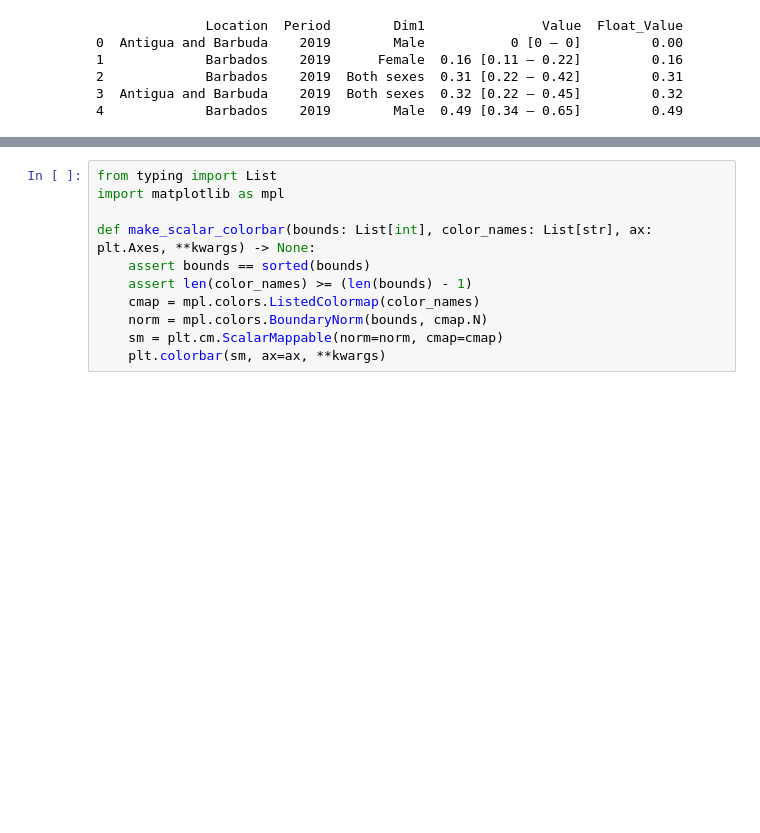
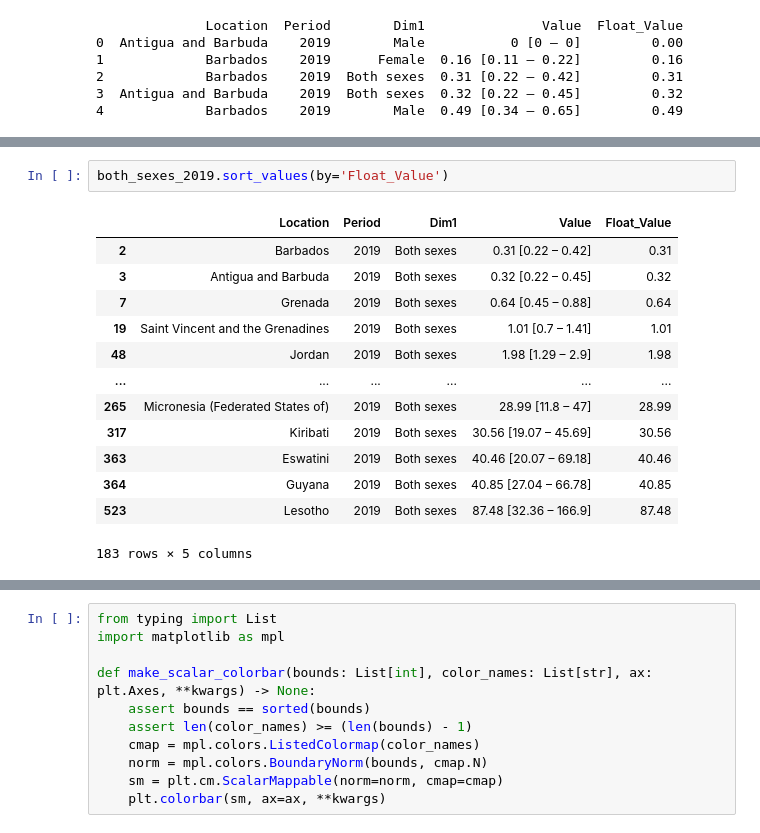
Before and after one commit to Pinkwjp/global_suicide_rates, a Jupyter notebook: visualize_global_sucide_rates.ipynb, the cells around one changed output, grey strips where cells are left out. Drawn from its saved outputs; the diff is of its cells as text; blank space fills up the shorter version.

```diff
--- a/visualize_global_sucide_rates.ipynb
+++ b/visualize_global_sucide_rates.ipynb
@@ -252,3 +70,19 @@ country_rates_df.describe()
+# %%
+both_sexes_2019.sort_values(by='Float_Value')
+# %% [output]
+|  | Location | Period | Dim1 | Value | Float_Value |
+| 2 | Barbados | 2019 | Both sexes | 0.31 [0.22 – 0.42] | 0.31 |
+| 3 | Antigua and Barbuda | 2019 | Both sexes | 0.32 [0.22 – 0.45] | 0.32 |
+| 7 | Grenada | 2019 | Both sexes | 0.64 [0.45 – 0.88] | 0.64 |
+| 19 | Saint Vincent and the Grenadines | 2019 | Both sexes | 1.01 [0.7 – 1.41] | 1.01 |
+| 48 | Jordan | 2019 | Both sexes | 1.98 [1.29 – 2.9] | 1.98 |
+| ... | ... | ... | ... | ... | ... |
+| 265 | Micronesia (Federated States of) | 2019 | Both sexes | 28.99 [11.8 – 47] | 28.99 |
+| 317 | Kiribati | 2019 | Both sexes | 30.56 [19.07 – 45.69] | 30.56 |
+| 363 | Eswatini | 2019 | Both sexes | 40.46 [20.07 – 69.18] | 40.46 |
+| 364 | Guyana | 2019 | Both sexes | 40.85 [27.04 – 66.78] | 40.85 |
+| 523 | Lesotho | 2019 | Both sexes | 87.48 [32.36 – 166.9] | 87.48 |
+183 rows × 5 columns
 # %%
 import matplotlib.pyplot as plt
 
```
Also changed, not shown: parts of 14 cells of this notebook.
